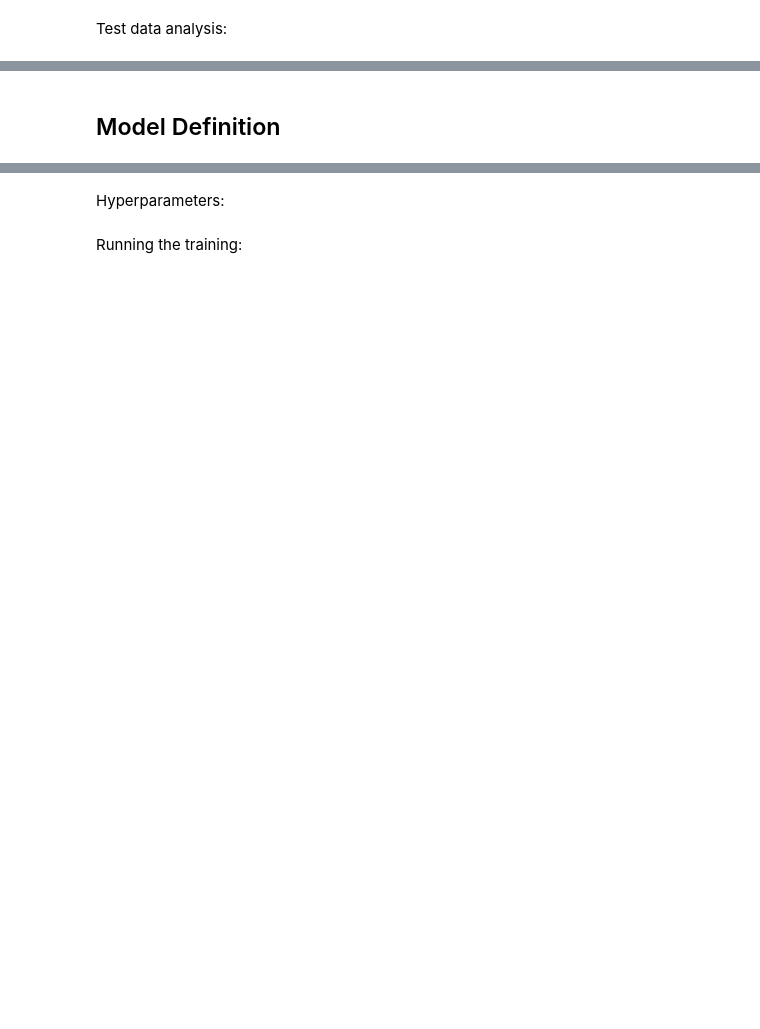
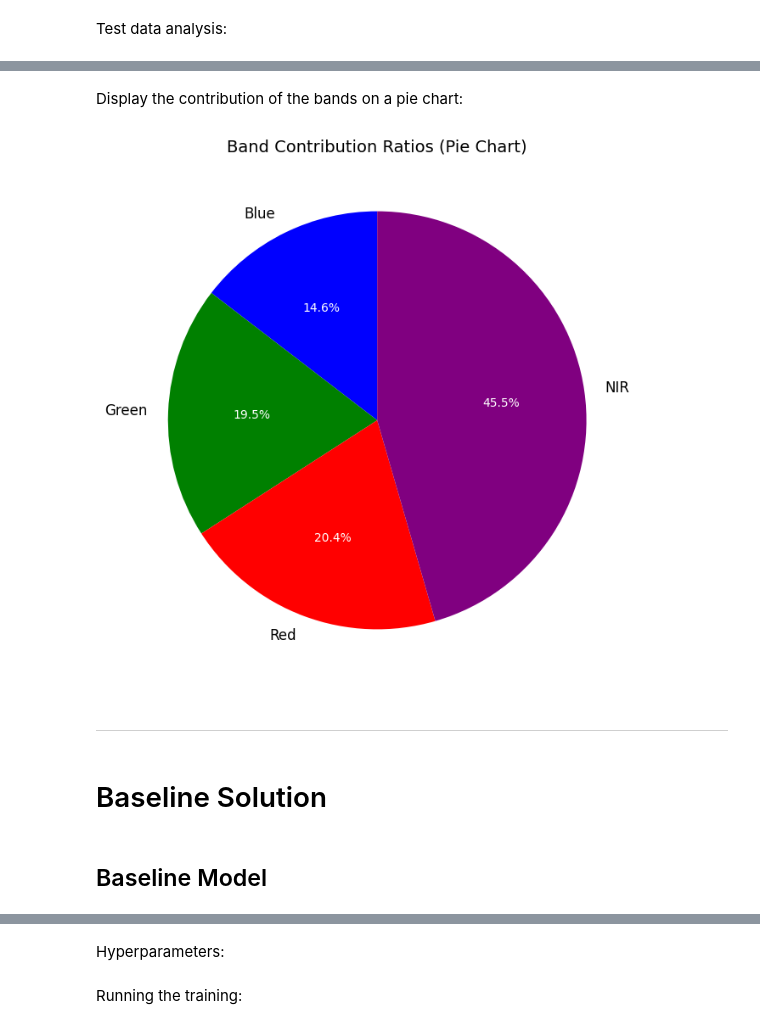
Before and after one commit to TGPZTT/magellan, a Jupyter notebook: Magellan.ipynb, the cells around one changed output, grey strips where cells are left out. Cells and saved outputs as stored; diff of their text form; code cells hidden in the pictures; blank space fills up the shorter version.

```diff
--- a/Magellan.ipynb
+++ b/Magellan.ipynb
@@ -361,2 +497,29 @@ def analyseLabels(labels):
+# %%
+def visualize_contribution_pie_chart(aggregated_df):
+    # Reset index to ensure 'Band' is a column
+    aggregated_df = aggregated_df.reset_index()
+
+    # Extract bands and contributions
+    bands = aggregated_df["Band"]
+    contributions = aggregated_df["Mean_Contribution"]
+
+    # Create the pie chart
+    plt.figure(figsize=(8, 8))
+    wedges, texts, autotexts = plt.pie(
+        contributions,
+        labels=bands,
+        autopct=lambda p: f"{p:.1f}%",
+        startangle=90,
+        colors=['blue', 'green', 'red', 'purple'],
+        textprops={'fontsize': 12}
+    )
+
+    # Add title and formatting
+    plt.title("Band Contribution Ratios (Pie Chart)", fontsize=14)
+    for autotext in autotexts:
+        autotext.set_color('white')
+        autotext.set_fontsize(10)
+
+    plt.show()
 # %% [markdown]
 Training data analysis:
@@ -381,3 +571,13 @@ Percentage of FLOODED areas: 22.059%
+# %% [markdown]
+Display the contribution of the bands on a pie chart:
+# %%
+visualize_contribution_pie_chart(aggregated_results)
+# %% [output]
+[figure, added]
+# %% [markdown]
+---
+# %% [markdown]
+# Baseline Solution
 # %% [markdown]
-<h2>Model Definition</h2>
+## Baseline Model
 # %%
```
Also changed, not shown: parts of 103 cells of this notebook, 1 other file.
